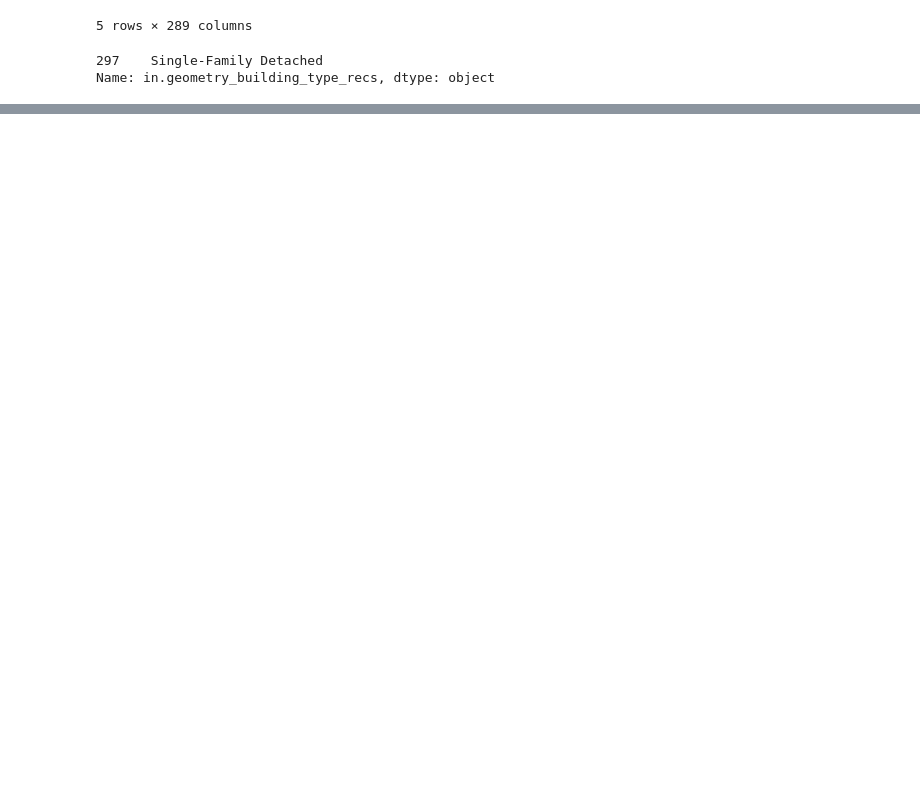
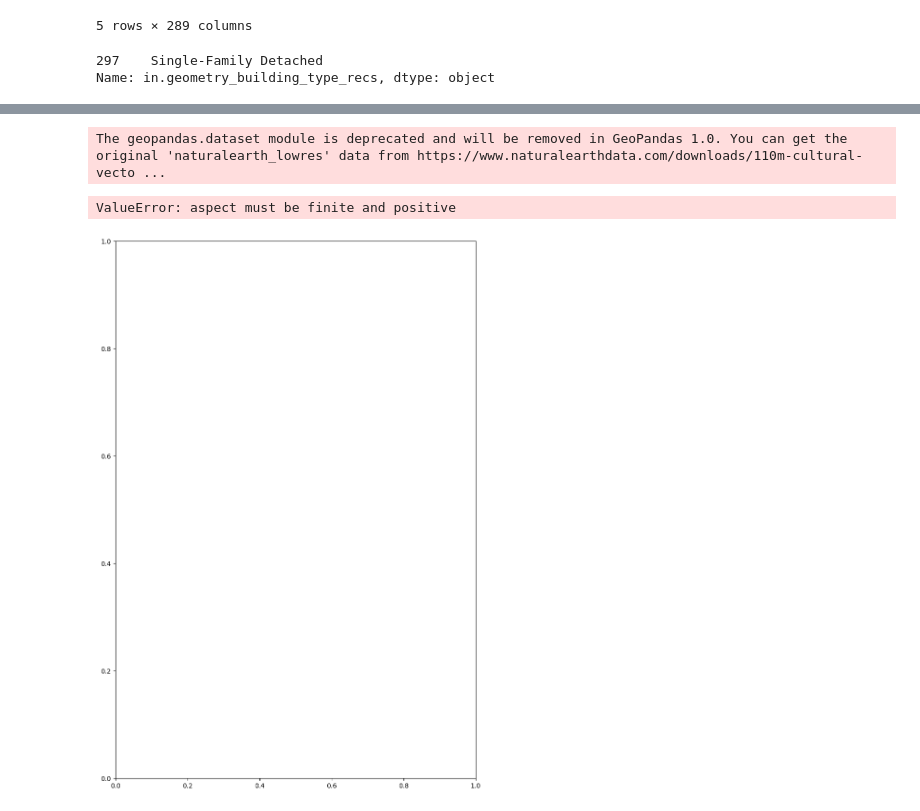
Before and after one commit to antiroyalty/ca-climate-action-initiative, a Jupyter notebook: backend/adapters/sam/step0_identify_suitable_buildings.ipynb, the cells around one changed output, grey strips where cells are left out. Saved outputs shown, nothing was run; the diff lists cells and outputs as text; code cells hidden in the pictures; blank space fills up the shorter version.

```diff
--- a/backend/adapters/sam/step0_identify_suitable_buildings.ipynb
+++ b/backend/adapters/sam/step0_identify_suitable_buildings.ipynb
@@ -132,0 +355,80 @@ filtered_metadata.to_csv(f"alameda/{scenario}/{housing_type}/step0_out_suitable_
+# %%
+import geopandas as gpd
+import pandas as pd
+import matplotlib.pyplot as plt
+
+import geopandas as gpd
+import pandas as pd
+import matplotlib.pyplot as plt
+
+# Define the data (replace with actual loading code if it's stored in a file)
+data = {
+    "County": [
+        "Riverside County", "Los Angeles County", "Orange County", "San Diego County",
+        "San Bernardino County", "Placer County", "Solano County", "Alameda County",
+        "Contra Costa County", "Sacramento County", "Kern County", "San Joaquin County",
+        "San Mateo County", "San Francisco County", "San Luis Obispo County", "Fresno County",
+        "Ventura County", "Monterey County", "Tulare County", "Sonoma County",
+        "Humboldt County", "Santa Clara County", "Shasta County", "Stanislaus County",
+        "Santa Barbara County", "Madera County", "Sutter County", "Trinity County",
+        "Butte County", "Kings County", "Inyo County", "San Benito County",
+        "Mendocino County", "Lassen County", "Lake County", "Napa County",
+        "Calaveras County", "Yolo County", "Santa Cruz County", "Siskiyou County",
+        "Marin County", "El Dorado County"
+    ],
+    "Buildings Modeled": [
+        3386, 14399, 4427, 4898, 2922, 650, 640, 2443, 1679, 2320, 1202, 982,
+        1130, 1597, 492, 1332, 1177, 578, 601, 854, 256, 2692, 322, 744, 638,
+        206, 141, 36, 403, 186, 37, 74, 168, 53, 146, 228, 116, 316, 435, 98,
+        464, 366
+    ],
+    "Buildings Matching Filter": [
+        170, 964, 262, 243, 179, 29, 40, 178, 115, 146, 65, 72, 96, 65, 29, 49,
+        78, 27, 38, 52, 22, 156, 17, 46, 44, 4, 6, 1, 16, 8, 1, 4, 2, 0, 3, 12,
+        2, 11, 32, 0, 34, 7
+    ]
+}
+
+# Convert data to a DataFrame
+df = pd.DataFrame(data)
+
+# Load California counties shapefile
+# Replace 'california_counties.shp' with the actual path to the shapefile
+california_map = gpd.read_file(gpd.datasets.get_path('naturalearth_lowres'))
+california_map = california_map[california_map['name'] == "United States"]
+california_map = california_map.cx[-125:-114, 32:42] # Clip to California's approximate boundary
+
+# Assuming we have a shapefile for counties, merge the data with the shapefile
+# Adjust if the column name for county differs
+california_map = california_map.rename(columns={"name": "County"})
+merged = california_map.set_index("County").join(df.set_index("County"))
+
+# Define a color based on the number of buildings matching the filter
+def get_color(value):
+    if value > 10:
+        return 'green'
+    elif 1 <= value <= 10:
+        return 'yellow'
+    else:
+        return 'red'
+
+# Apply color to each county
+merged['color'] = merged['Buildings Matching Filter'].apply(get_color)
+
+# Plot the map
+fig, ax = plt.subplots(1, 1, figsize=(10, 15))
+merged.plot(column='Buildings Matching Filter', cmap='OrRd', linewidth=0.8, ax=ax, edgecolor='0.8')
+
+# Add county labels with # of buildings matching filter
+for idx, row in merged.iterrows():
+    ax.annotate(s=row['Buildings Matching Filter'],
+                xy=(row['geometry'].centroid.x, row['geometry'].centroid.y),
+                ha='center', color='black', fontsize=8)
+
+# Set plot title and show plot
+plt.title("California Counties - # of Buildings Matching Filter", fontsize=15)
+plt.show()
+# %% [output]
+The geopandas.dataset module is deprecated and will be removed in GeoPandas 1.0. You can get the original 'naturalearth_lowres' data from https://www.naturalearthdata.com/downloads/110m-cultural-vecto ...
+ValueError: aspect must be finite and positive
+[figure, added]
```
Also changed, not shown: parts of 3 cells of this notebook, 2 other files.
